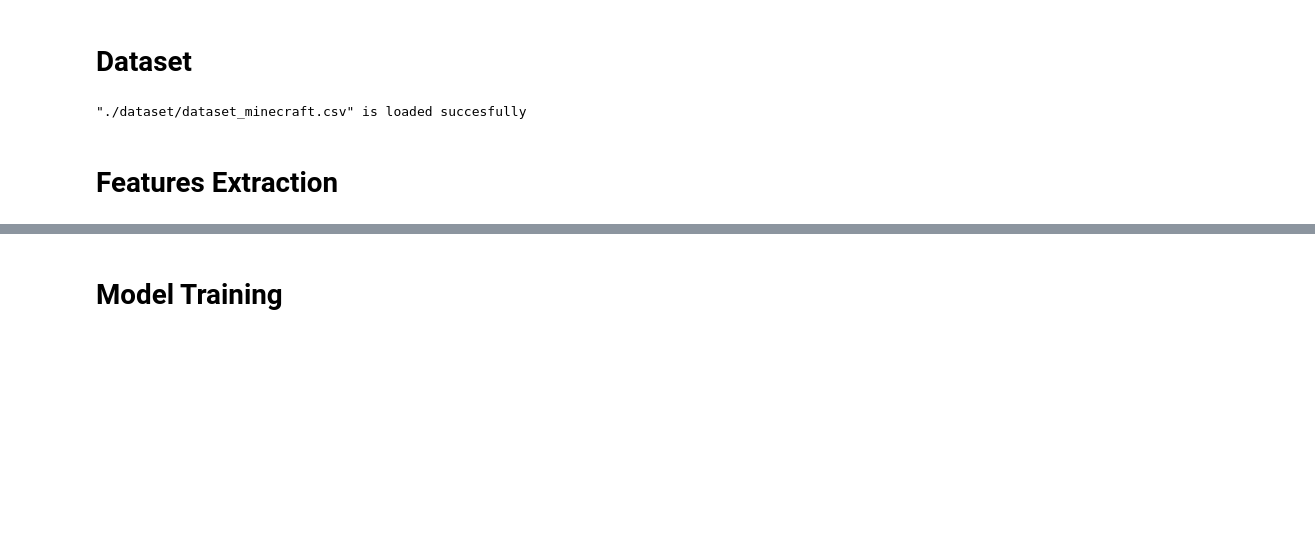
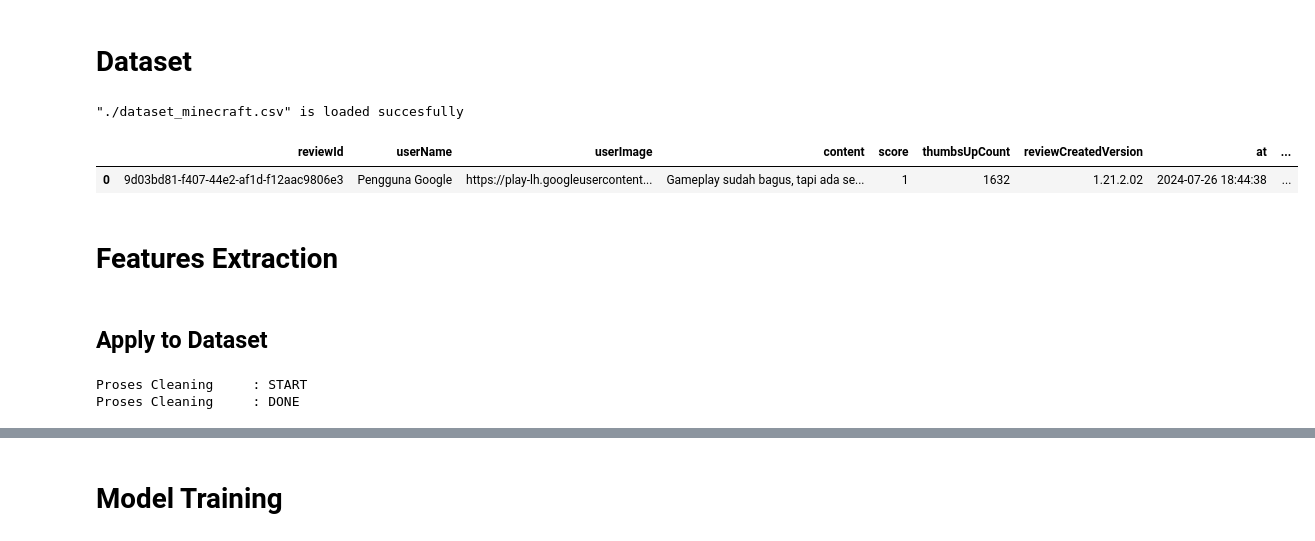
Before and after one commit to yasir-rtx/dbs_ML_intermediate, a Jupyter notebook: submission01/model.ipynb, the cells around one changed output, grey strips where cells are left out. Cells and saved outputs as stored; diff of their text form; code cells hidden in the pictures; blank space fills up the shorter version.

Commit message:
FIX file scraping data and training model

```diff
--- a/submission01/model.ipynb
+++ b/submission01/model.ipynb
@@ -41,19 +34,16 @@ from matplotlib import pyplot as plt
 # Dataset
 # %%
 # LOAD dataset
-dataset_path = './dataset/dataset_minecraft.csv'
-df = read_csv(dataset_path)
-df = df.dropna()
-df = df.drop_duplicates()
+dataset_path = './dataset_minecraft.csv'
+minecraft_df = read_csv(dataset_path)
 print("\"{}\" is loaded succesfully".format(dataset_path))
-
-dataset = df['Text Clean'].to_numpy()
-label = df['Sentiment'].to_numpy()
-
-# features = pd.DataFrame(X_tfidf.toarray(), columns=tfidf.get_feature_names_out())
-# features.info()
 # %% [output]
-"./dataset/dataset_minecraft.csv" is loaded succesfully
+"./dataset_minecraft.csv" is loaded succesfully
+# %%
+minecraft_df.head(1)
+# %% [output]
+|  | reviewId | userName | userImage | content | score | thumbsUpCount | reviewCreatedVersion | at | ... |
+| 0 | 9d03bd81-f407-44e2-af1d-f12aac9806e3 | Pengguna Google | https://play-lh.googleusercontent... | Gameplay sudah bagus, tapi ada se... | 1 | 1632 | 1.21.2.02 | 2024-07-26 18:44:38 | ... |
 # %% [markdown]
 # Features Extraction
 # %%
@@ -99,0 +149,9 @@ def preProcessing(text):
+# %% [markdown]
+## Apply to Dataset
+# %%
+print("Proses Cleaning     : START")
+minecraft_df['text_clean'] = minecraft_df.content.apply(cleaning)
+print("Proses Cleaning     : DONE\n")
+# %% [output]
+Proses Cleaning     : START
+Proses Cleaning     : DONE
```
Also changed, not shown: parts of 45 cells of this notebook, 3 other files.
